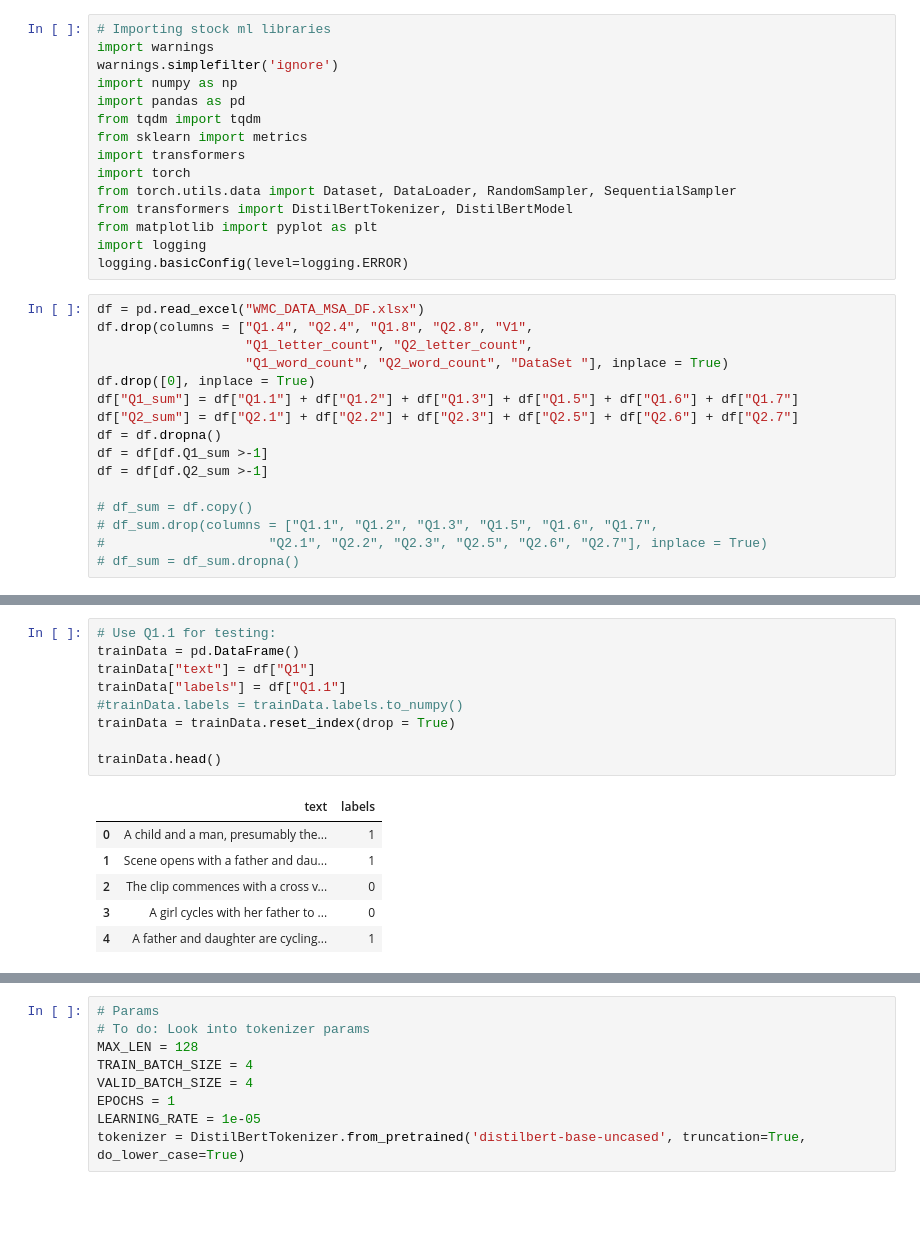
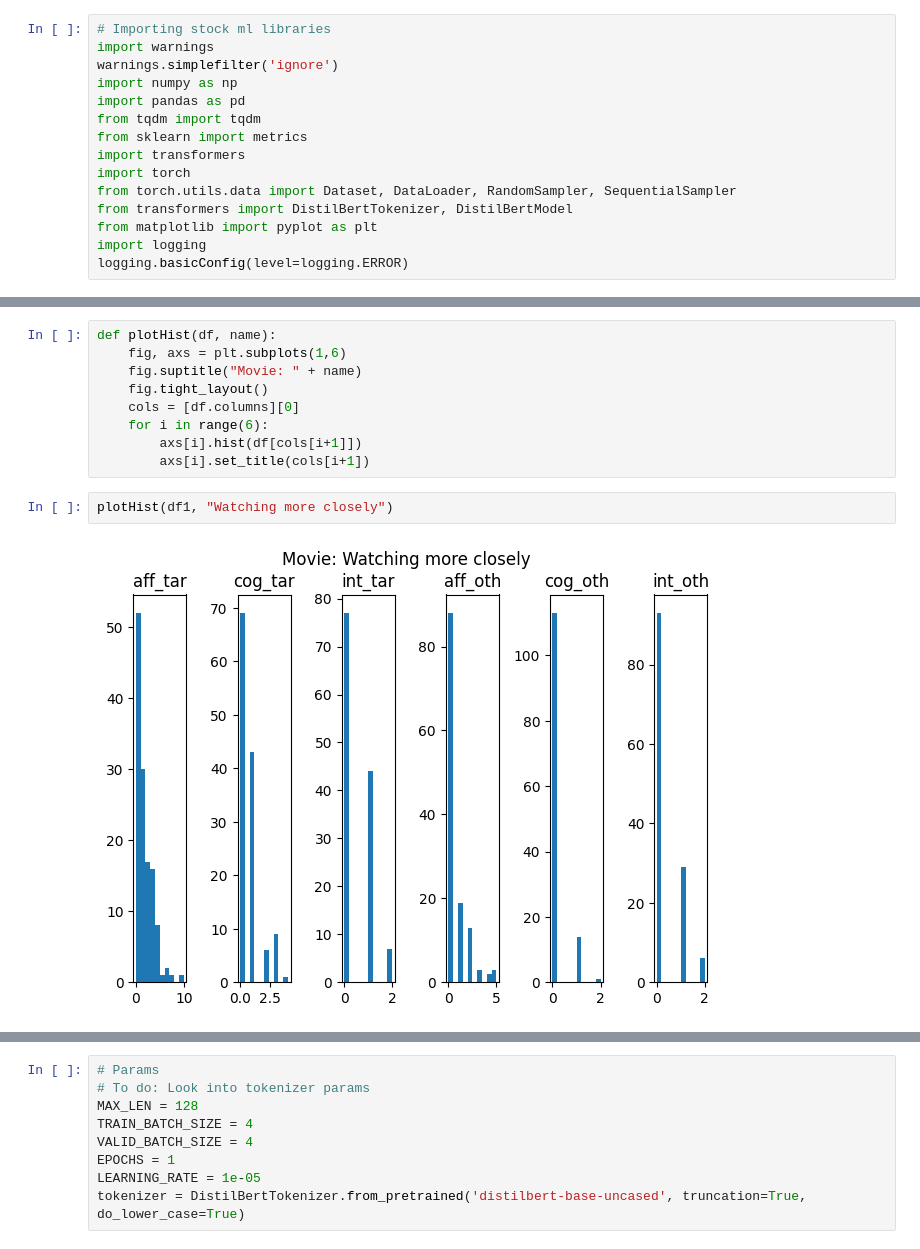
Before and after one commit to jago-h/ToM_coding, a Jupyter notebook: model_distilbert.ipynb, the cells around one changed output, grey strips where cells are left out. Drawn from its saved outputs; the diff is of its cells as text; blank space fills up the shorter version.

```diff
--- a/model_distilbert.ipynb
+++ b/model_distilbert.ipynb
@@ -24,19 +25,3 @@ from transformers import DistilBertTokenizer, DistilBertModel
 from matplotlib import pyplot as plt
 import logging
 logging.basicConfig(level=logging.ERROR)
-# %%
-df = pd.read_excel("WMC_DATA_MSA_DF.xlsx")
-df.drop(columns = ["Q1.4", "Q2.4", "Q1.8", "Q2.8", "V1",
-                   "Q1_letter_count", "Q2_letter_count",
-                   "Q1_word_count", "Q2_word_count", "DataSet "], inplace = True)
-df.drop([0], inplace = True)
-df["Q1_sum"] = df["Q1.1"] + df["Q1.2"] + df["Q1.3"] + df["Q1.5"] + df["Q1.6"] + df["Q1.7"]
-df["Q2_sum"] = df["Q2.1"] + df["Q2.2"] + df["Q2.3"] + df["Q2.5"] + df["Q2.6"] + df["Q2.7"]
-df = df.dropna()
-df = df[df.Q1_sum >-1]
-df = df[df.Q2_sum >-1]
-
-# df_sum = df.copy()
-# df_sum.drop(columns = ["Q1.1", "Q1.2", "Q1.3", "Q1.5", "Q1.6", "Q1.7",
-#                     "Q2.1", "Q2.2", "Q2.3", "Q2.5", "Q2.6", "Q2.7"], inplace = True)
-# df_sum = df_sum.dropna()
@@ -66,16 +94,13 @@ for i in range(2):
-# %%
-# Use Q1.1 for testing:
-trainData = pd.DataFrame()
-trainData["text"] = df["Q1"]
-trainData["labels"] = df["Q1.1"]
-#trainData.labels = trainData.labels.to_numpy()
-trainData = trainData.reset_index(drop = True)
-
-trainData.head()
-# %% [output]
-|  | text | labels |
-| 0 | A child and a man, presumably the... | 1 |
-| 1 | Scene opens with a father and dau... | 1 |
-| 2 | The clip commences with a cross v... | 0 |
-| 3 | A girl cycles with her father to ... | 0 |
-| 4 | A father and daughter are cycling... | 1 |
+# %%
+def plotHist(df, name):
+    fig, axs = plt.subplots(1,6)
+    fig.suptitle("Movie: " + name)
+    fig.tight_layout()
+    cols = [df.columns][0]
+    for i in range(6):
+        axs[i].hist(df[cols[i+1]])
+        axs[i].set_title(cols[i+1])
+# %%
+plotHist(df1, "Watching more closely")
+# %% [output]
+[figure, added]
```
Also changed, not shown: parts of 18 cells of this notebook.
